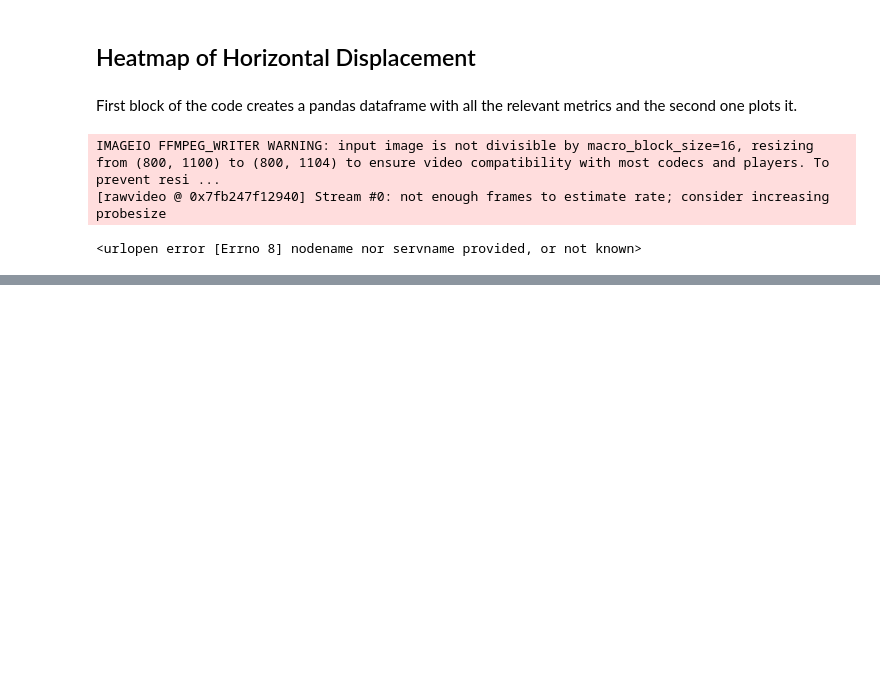
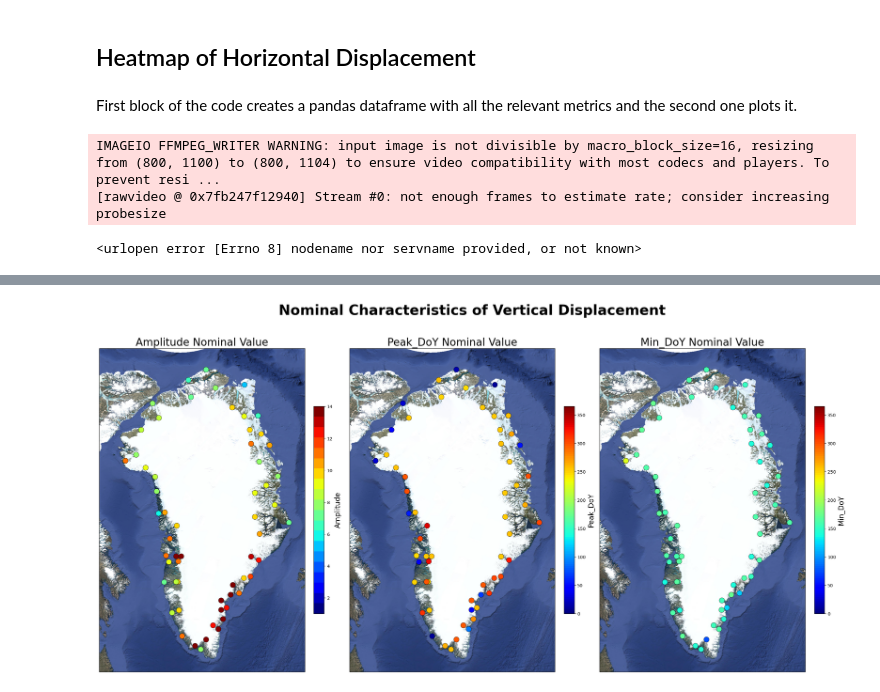
Before and after one commit to diegorvar/signal-processing-enu, a Jupyter notebook: FinalizedCode.ipynb, the cells around one changed output, grey strips where cells are left out. Cells and saved outputs as stored; diff of their text form; code cells hidden in the pictures; blank space fills up the shorter version.

Commit message:
NominalCharacteristics

```diff
--- a/FinalizedCode.ipynb
+++ b/FinalizedCode.ipynb
@@ -229,6 +229,10 @@ for station_name in StationMetaData.station:
 
         if len(continuous_segment) < 365 * min_years_of_data:  # optional: skip if segment is too short
             print(f"  → Skipping {station_name}: continuous segment too short.")
+            continue
+
+        if Save is False:
+            stations_names_with_data.append(station_name)
             continue
 
         # Filter both data and error to this segment
@@ -829,0 +877,47 @@ IMAGEIO FFMPEG_WRITER WARNING: input image is not divisible by macro_block_size=
+# %%
+tiler = GoogleTiles(style="satellite") # Opens Satellite Image
+
+fig, ax = plt.subplots(1,3, figsize=(24, 13), sharey=True, subplot_kw={'projection': ccrs.Stereographic(central_longitude=-50)}) ## Creates subplots
+
+extent = [-65, -27, 58, 85]
+
+Disp = 'Vertical'
+Metrics = ['Amplitude', 'Peak_DoY', 'Min_DoY']
+df_sub = df_metricsavg[(df_metricsavg["disp"] == Disp)] # Dataset opens
+
+for a in ax:
+    a.set_extent(extent, crs=ccrs.PlateCarree())
+    a.add_image(tiler, 6)
+
+for i, Metric in enumerate(Metrics):
+    if Metric == 'Amplitude':
+            cmap = mpl.colormaps['jet'].resampled(20)
+            vmin = 1
+            vmax = 14
+            norm = colors.Normalize(vmin=vmin, vmax=vmax)
+
+    else:
+        cmap = mpl.colormaps['jet'].resampled(100)
+        vmin = 0
+        vmax = 365
+        norm = colors.Normalize(vmin=vmin, vmax=vmax)
+
+    for _, row in df_sub.iterrows():
+        ax[i].scatter(row["lon"], row["lat"], c=[row[Metric]], cmap=cmap, norm=norm,
+        s=150, edgecolor="k",linewidth=0.5, alpha = 1,transform=ccrs.PlateCarree())
+
+    sm = mpl.cm.ScalarMappable(cmap=cmap, norm=norm)
+    sm.set_array([])
+    cbar = fig.colorbar(sm, ax=ax[i], orientation="vertical", fraction=0.046, pad=0.04)
+    cbar.ax.set_ylabel(Metric, fontsize=16)
+
+    ax[i].set_title(f'{Metric} Nominal Value', fontsize=24)
+
+fig.suptitle('Nominal Characteristics of Vertical Displacement', fontsize=32, weight='demibold')
+
+fig.tight_layout(pad=1.14)
+
+plt.savefig('VerticalNominalCharacteristics.png', dpi=500)
+plt.show()
+# %% [output]
+[figure, added]
```
Also changed, not shown: parts of 5 cells of this notebook, 6 other files.
